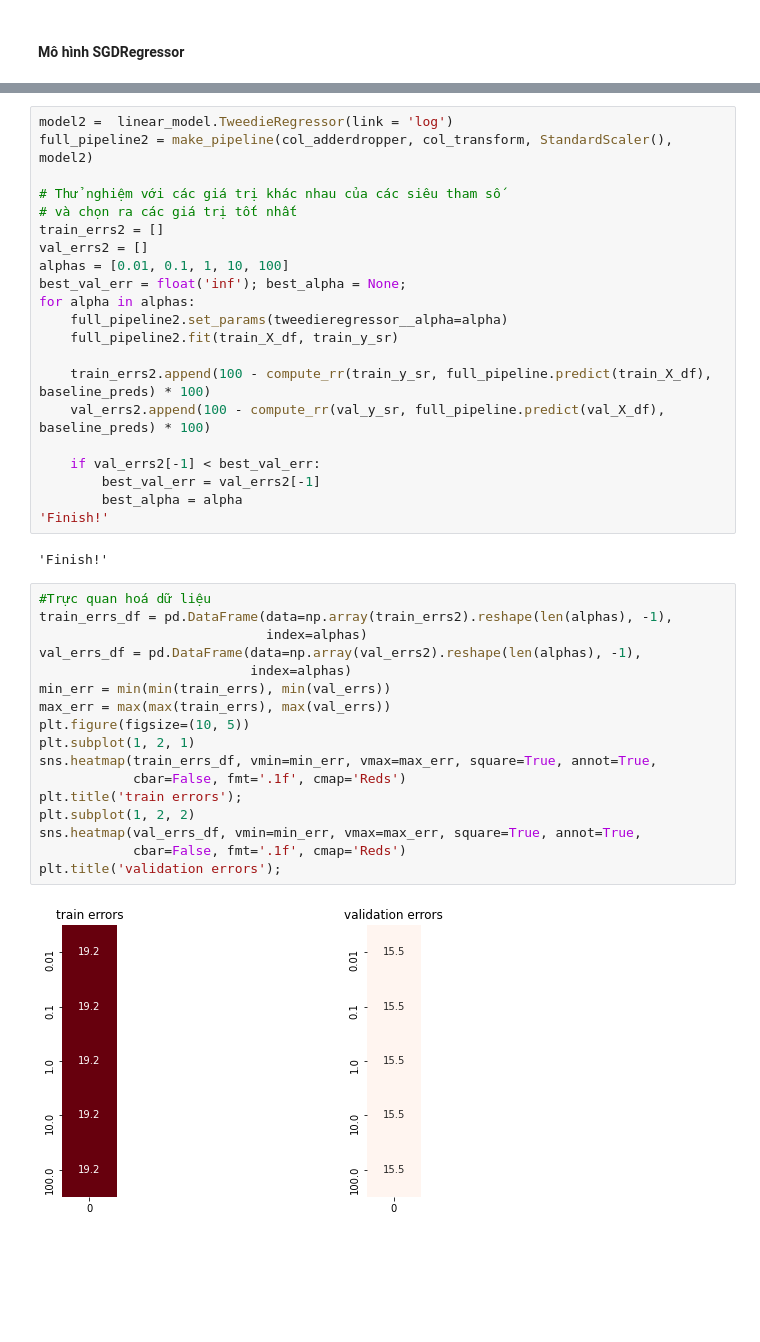
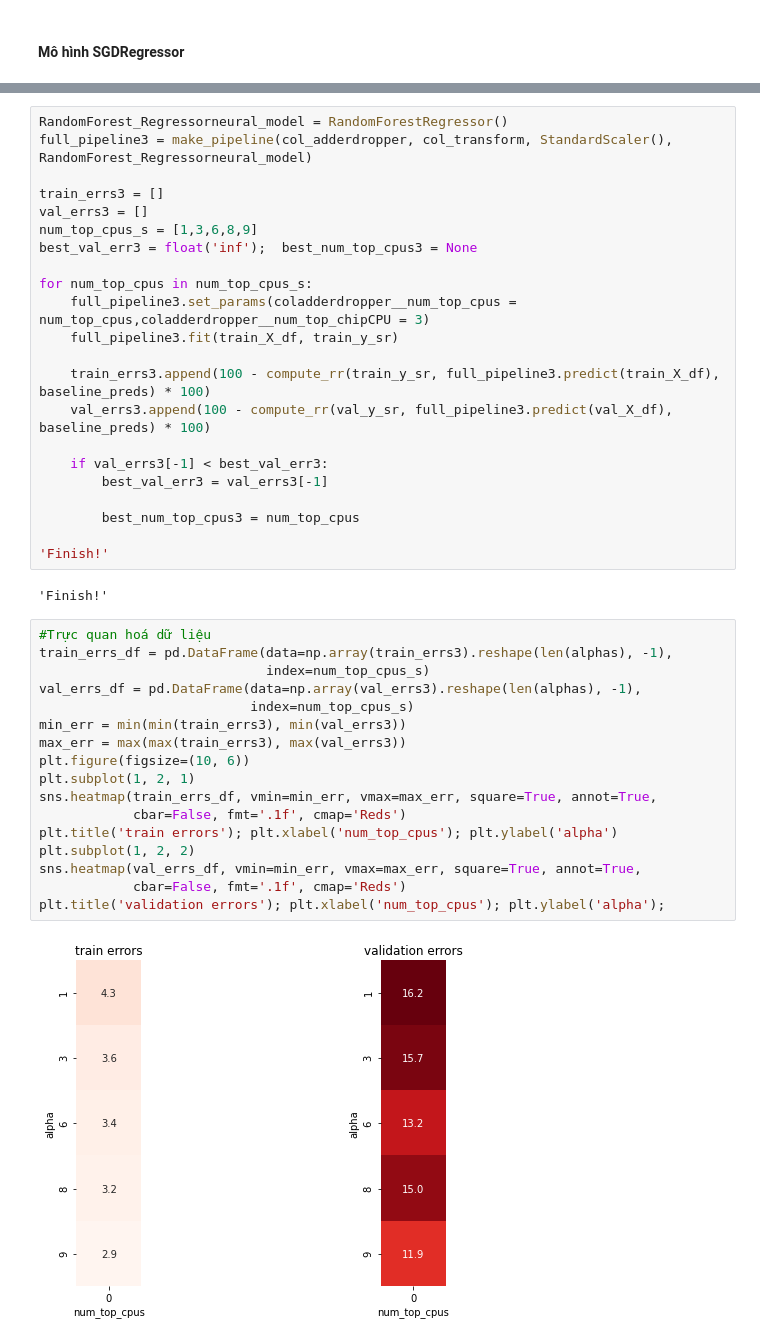
Before and after one commit to trucnguyen13/Simple_ML_project, a Jupyter notebook: notebook.ipynb, the cells around one changed output, grey strips where cells are left out. Saved outputs shown, nothing was run; the diff lists cells and outputs as text; blank space fills up the shorter version.

```diff
--- a/notebook.ipynb
+++ b/notebook.ipynb
@@ -548,42 +428,43 @@ plt.title('validation errors');
-# %%
-model2 =  linear_model.TweedieRegressor(link = 'log')
-full_pipeline2 = make_pipeline(col_adderdropper, col_transform, StandardScaler(), model2)
-
-# Thử nghiệm với các giá trị khác nhau của các siêu tham số
-# và chọn ra các giá trị tốt nhất
-train_errs2 = []
-val_errs2 = []
-alphas = [0.01, 0.1, 1, 10, 100]
-best_val_err = float('inf'); best_alpha = None;
-for alpha in alphas:
-    full_pipeline2.set_params(tweedieregressor__alpha=alpha)
-    full_pipeline2.fit(train_X_df, train_y_sr)
-
-    train_errs2.append(100 - compute_rr(train_y_sr, full_pipeline.predict(train_X_df), baseline_preds) * 100)
-    val_errs2.append(100 - compute_rr(val_y_sr, full_pipeline.predict(val_X_df), baseline_preds) * 100)
-
-    if val_errs2[-1] < best_val_err:
-        best_val_err = val_errs2[-1]
-        best_alpha = alpha
-'Finish!'
-# %% [output]
-'Finish!'
+# %%
+RandomForest_Regressorneural_model = RandomForestRegressor()
+full_pipeline3 = make_pipeline(col_adderdropper, col_transform, StandardScaler(), RandomForest_Regressorneural_model)
+
+train_errs3 = []
+val_errs3 = []
+num_top_cpus_s = [1,3,6,8,9]
+best_val_err3 = float('inf');  best_num_top_cpus3 = None
+
+for num_top_cpus in num_top_cpus_s:
+    full_pipeline3.set_params(coladderdropper__num_top_cpus = num_top_cpus,coladderdropper__num_top_chipCPU = 3)
+    full_pipeline3.fit(train_X_df, train_y_sr)
+
+    train_errs3.append(100 - compute_rr(train_y_sr, full_pipeline3.predict(train_X_df), baseline_preds) * 100)
+    val_errs3.append(100 - compute_rr(val_y_sr, full_pipeline3.predict(val_X_df), baseline_preds) * 100)
+
+    if val_errs3[-1] < best_val_err3:
+        best_val_err3 = val_errs3[-1]
+
+        best_num_top_cpus3 = num_top_cpus
+
+'Finish!'
+# %% [output]
+'Finish!'
 # %%
 #Trực quan hoá dữ liệu
-train_errs_df = pd.DataFrame(data=np.array(train_errs2).reshape(len(alphas), -1),
-                             index=alphas)
-val_errs_df = pd.DataFrame(data=np.array(val_errs2).reshape(len(alphas), -1),
-                           index=alphas)
-min_err = min(min(train_errs), min(val_errs))
-max_err = max(max(train_errs), max(val_errs))
-plt.figure(figsize=(10, 5))
+train_errs_df = pd.DataFrame(data=np.array(train_errs3).reshape(len(alphas), -1),
+                             index=num_top_cpus_s)
+val_errs_df = pd.DataFrame(data=np.array(val_errs3).reshape(len(alphas), -1),
+                           index=num_top_cpus_s)
+min_err = min(min(train_errs3), min(val_errs3))
+max_err = max(max(train_errs3), max(val_errs3))
+plt.figure(figsize=(10, 6))
 plt.subplot(1, 2, 1)
 sns.heatmap(train_errs_df, vmin=min_err, vmax=max_err, square=True, annot=True,
             cbar=False, fmt='.1f', cmap='Reds')
-plt.title('train errors');
+plt.title('train errors'); plt.xlabel('num_top_cpus'); plt.ylabel('alpha')
 plt.subplot(1, 2, 2)
 sns.heatmap(val_errs_df, vmin=min_err, vmax=max_err, square=True, annot=True,
             cbar=False, fmt='.1f', cmap='Reds')
-plt.title('validation errors');
+plt.title('validation errors'); plt.xlabel('num_top_cpus'); plt.ylabel('alpha');
 # %% [output]
-[figure, old version]
+[figure, new version]
```
Also changed, not shown: parts of 24 cells of this notebook, 1 other file.
